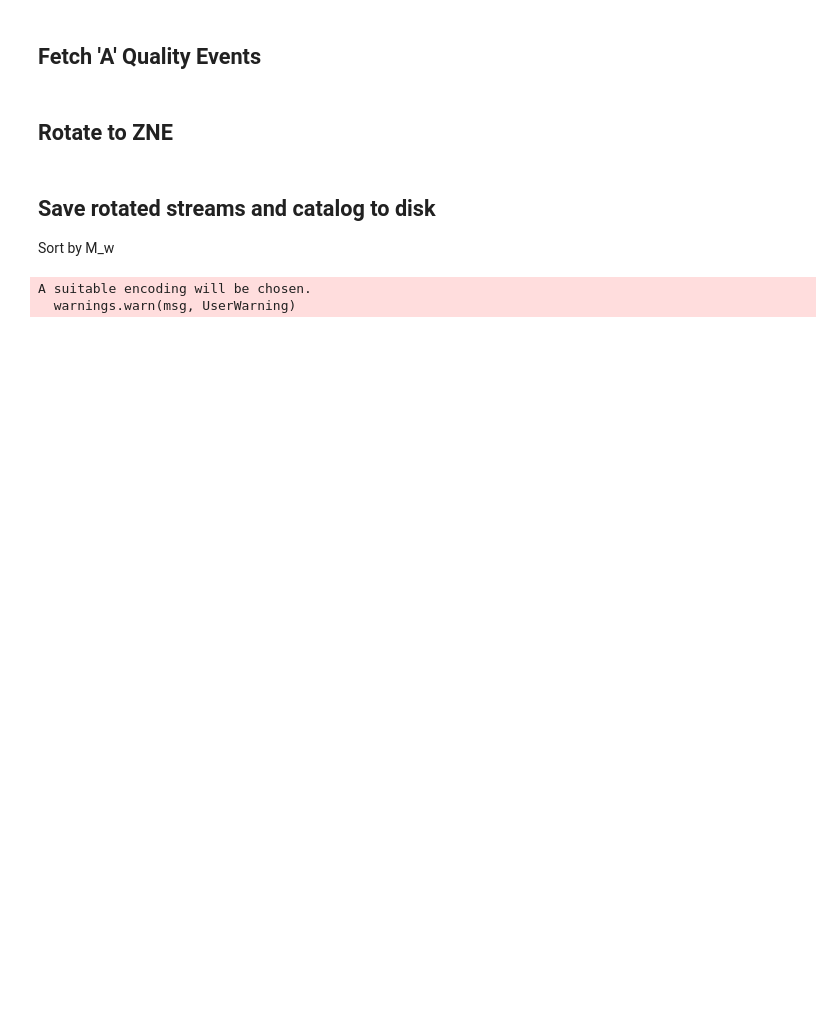
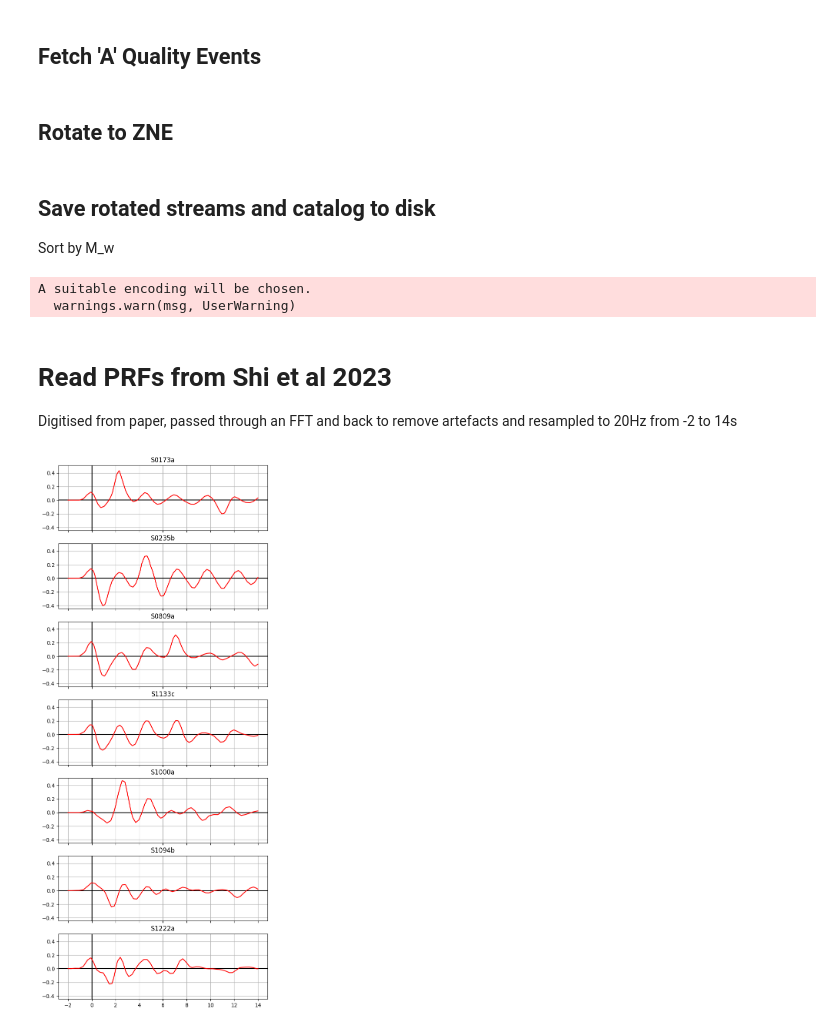
Before and after one commit to t0mmyt/insight-notebooks, a Jupyter notebook: notebooks/data_prep.ipynb, the cells around one changed output. Drawn from its saved outputs; the diff is of its cells as text; code cells hidden in the pictures; blank space fills up the shorter version.

```diff
--- a/notebooks/data_prep.ipynb
+++ b/notebooks/data_prep.ipynb
@@ -152,3 +157,51 @@ for evt in events_a.index:
 # %% [output]
 A suitable encoding will be chosen.
   warnings.warn(msg, UserWarning)
+# %% [markdown]
+# Read PRFs from Shi et al 2023
+
+Digitised from paper, passed through an FFT and back to remove artefacts and resampled to 20Hz from -2 to 14s
+# %%
+t_start, t_end = -2, 14
+sample_rate = 20
+resample_n = (t_end - t_start) * sample_rate + 1
+shi_event_ids = [ "S0173a", "S0235b", "S0809a", "S1133c", "S1000a", "S1094b", "S1222a" ]
+
+def fft_smooth(t, y, t_min, t_max, n):
+    t_new = np.linspace(t_min, t_max, n)
+    y = np.interp(t_new, t, y)
+    t = t_new
+    w = rfft(y)
+    spectrum = w ** 2
+    cutoff = spectrum < (spectrum.max() / 1000)
+    w2 = w.copy()
+    w2[cutoff] = 0
+    y2 = irfft(w2)
+    return t, y2
+
+def resample(t, y, t_min, t_max, n):
+    t_new = np.linspace(t_min, t_max, n)
+    y_new = np.interp(t_new, t, y)
+    return t_new, y_new
+# %%
+shi_prfs = pd.DataFrame(index=np.linspace(-2, 14, resample_n))
+shi_events = {}
+for i, evt in enumerate(shi_event_ids):
+    df = pd.read_csv(os.path.join(DATA_DIR, f"prfs/{evt}.csv"))
+    t = df.t.to_numpy()
+    y = df.y.to_numpy()
+    t, y = resample(t, y, -2, 14., resample_n)
+    shi_prfs[evt] = y
+shi_prfs
+
+fig_prfs, axs_prfs = plt.subplots(len(shi_event_ids), 1, figsize=(7, 18), dpi=100, sharex=True, sharey=True)
+for i, n in enumerate(shi_event_ids):
+    ax = axs_prfs[i]
+    ax.axhline(0, color="black")
+    ax.axvline(0, color="black")
+    ax.set_title(n)
+    ax.grid()
+    ax.plot(shi_prfs.index, shi_prfs[n], color="red")
+shi_prfs.to_parquet(os.path.join(DATA_DIR, "prfs/shi_prfs.parqet"))
+# %% [output]
+[figure, added]
```
Also changed, not shown: parts of 1 cell of this notebook, 11 other files.
